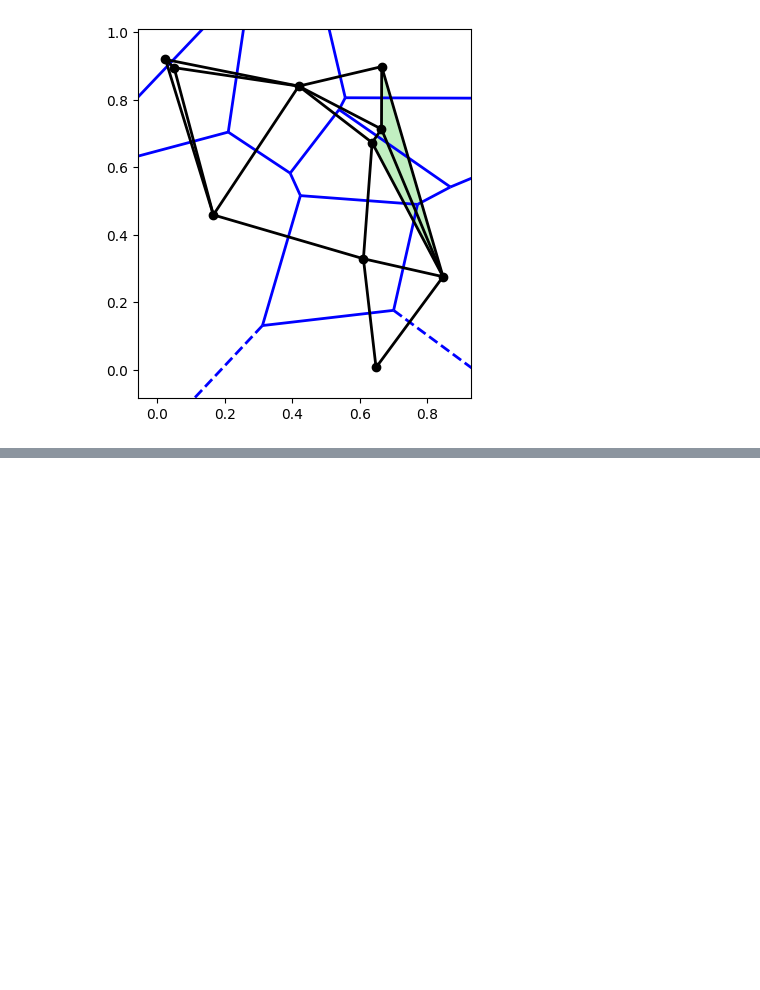
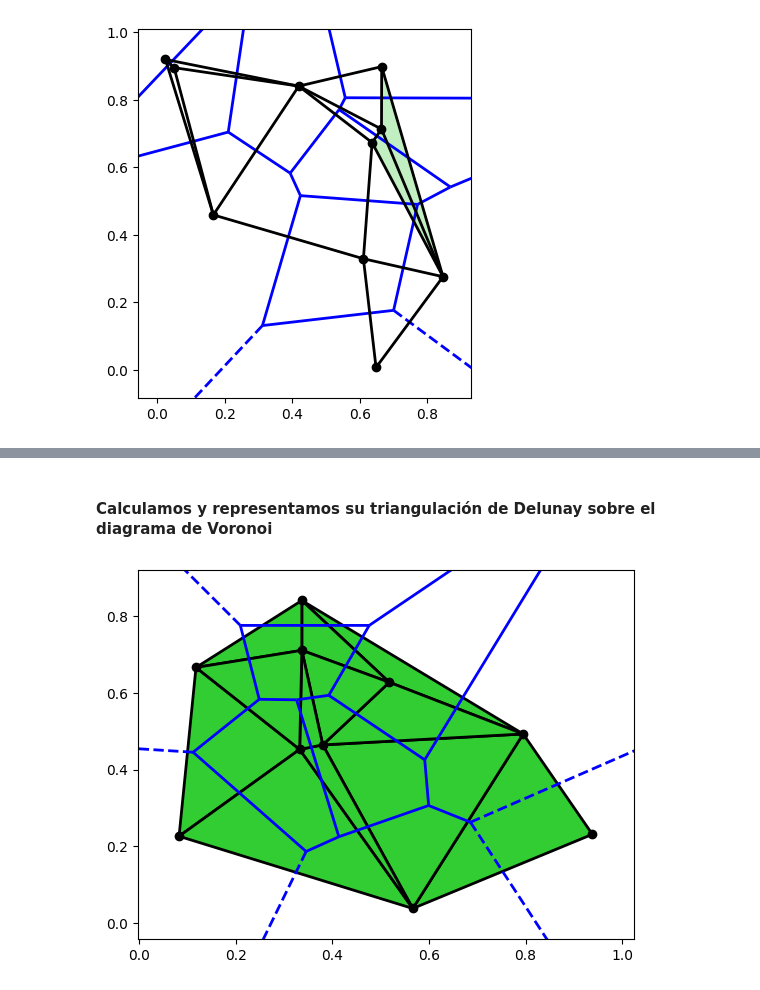
Before and after one commit to Sanguis99/PracticaTopologiaAplicada, a Jupyter notebook: Notebook_Simplices.ipynb, the cells around one changed output, grey strips where cells are left out. Saved outputs shown, nothing was run; the diff lists cells and outputs as text; code cells hidden in the pictures; blank space fills up the shorter version.

```diff
--- a/Notebook_Simplices.ipynb
+++ b/Notebook_Simplices.ipynb
@@ -702,0 +730,12 @@ Alfa-complejo con radio 0.25: [([0, 3], 0.25), ([0, 9], 0.25), ([1, 2], 0.25), (
+# %% [markdown]
+#### Calculamos y representamos su triangulación de Delunay sobre el diagrama de Voronoi
+# %%
+tri = Delaunay(points)
+fig = voronoi_plot_2d(vor,show_vertices=False,line_width=2, line_colors='blue' )
+c=np.ones(len(points))
+cmap = matplotlib.colors.ListedColormap("limegreen")
+plt.tripcolor(points[:,0],points[:,1],tri.simplices, c, edgecolor="k", lw=2,cmap=cmap)
+plt.plot(points[:,0], points[:,1], 'ko')
+plt.show()
+# %% [output]
+[figure, added]
```
Also changed, not shown: parts of 67 cells of this notebook.
